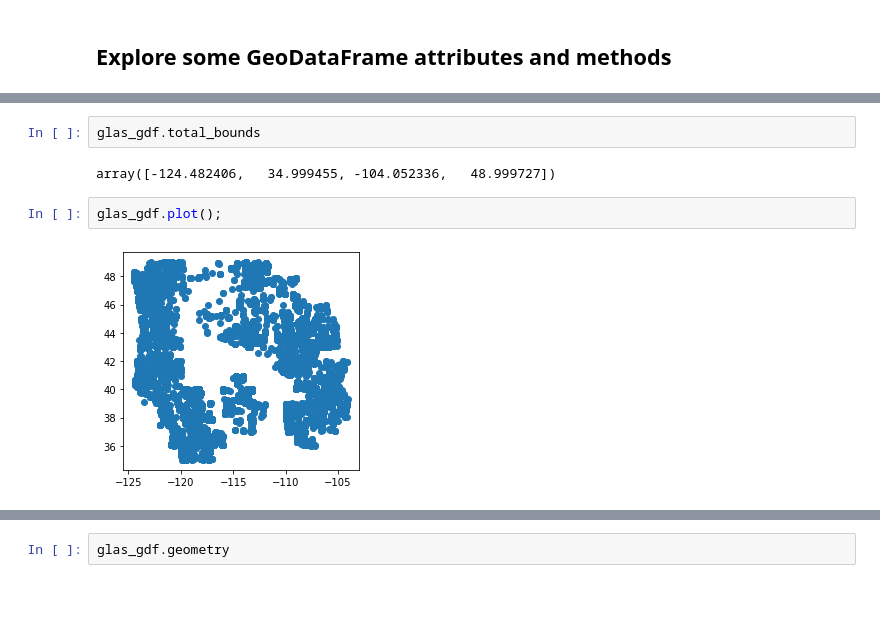
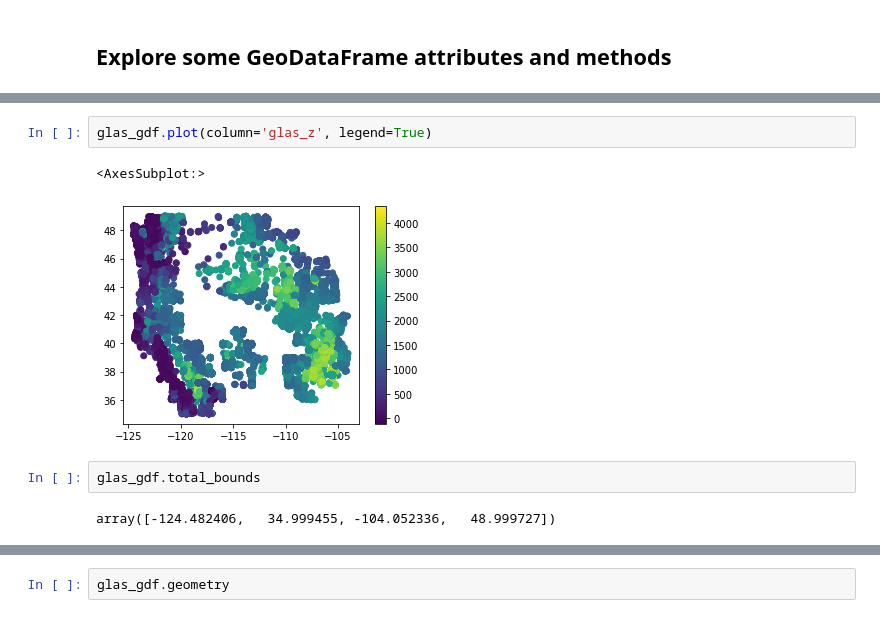
Before and after one commit to UW-GDA/jupyterbook, a Jupyter notebook: book/modules/04_Vector1_Geopandas_CRS_Proj/04_Vector1_Geopandas_CRS_Proj_demo.ipynb, the cells around one changed output, grey strips where cells are left out. Saved outputs shown, nothing was run; the diff lists cells and outputs as text.

```diff
--- a/book/modules/04_Vector1_Geopandas_CRS_Proj/04_Vector1_Geopandas_CRS_Proj_demo.ipynb
+++ b/book/modules/04_Vector1_Geopandas_CRS_Proj/04_Vector1_Geopandas_CRS_Proj_demo.ipynb
@@ -229,8 +201,9 @@ The above demonstration was interactive, step-by-step, but can do this in one sh
+# %%
+glas_gdf.plot(column='glas_z', legend=True)
+# %% [output]
+<AxesSubplot:>
+[figure, added]
 # %%
 glas_gdf.total_bounds
 # %% [output]
 array([-124.482406,   34.999455, -104.052336,   48.999727])
-# %%
-glas_gdf.plot();
-# %% [output]
-[figure, removed]
```
Also changed, not shown: parts of 25 cells of this notebook, 2 other files.
